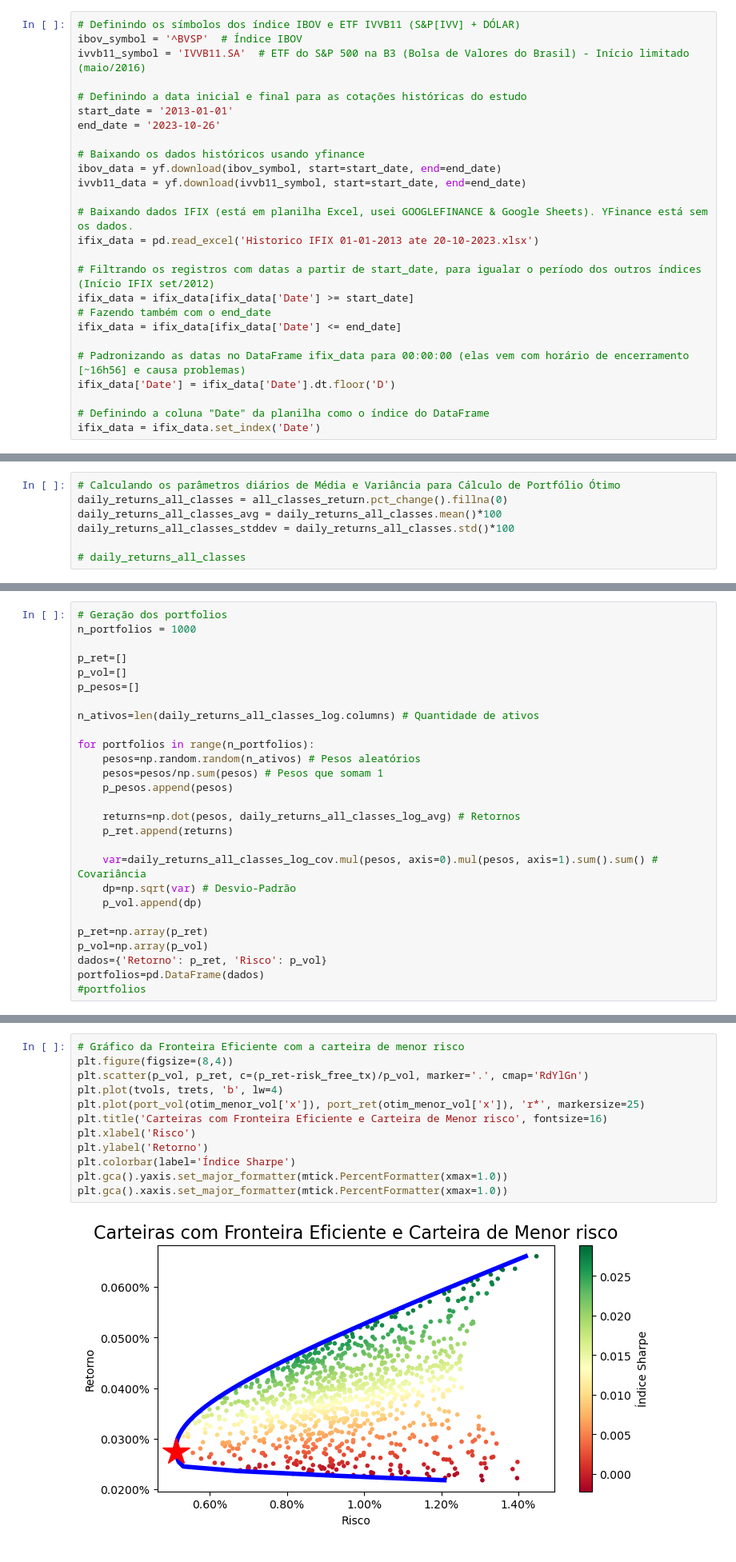
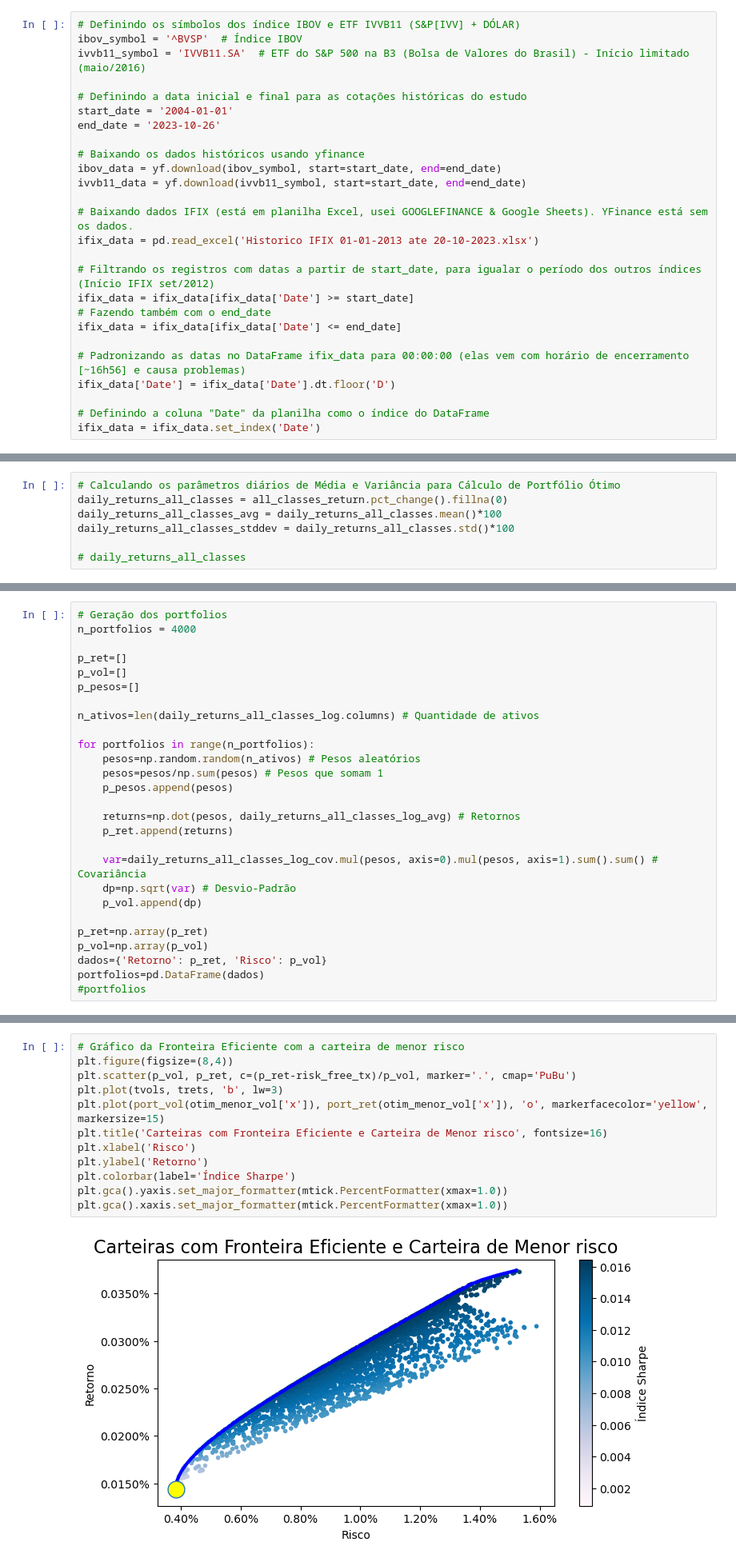
Before and after one commit to paulinhok14/Asset-Allocation, a Jupyter notebook: Asset Allocation.ipynb, the cells around one changed output, grey strips where cells are left out. Shown at 80% size. Saved outputs shown, nothing was run; the diff lists cells and outputs as text.

```diff
--- a/Asset Allocation.ipynb
+++ b/Asset Allocation.ipynb
@@ -16,7 +17,7 @@ ibov_symbol = '^BVSP'  # Índice IBOV
 ivvb11_symbol = 'IVVB11.SA'  # ETF do S&P 500 na B3 (Bolsa de Valores do Brasil) - Início limitado (maio/2016)
 
 # Definindo a data inicial e final para as cotações históricas do estudo
-start_date = '2013-01-01'
+start_date = '2004-01-01'
 end_date = '2023-10-26'
 
 # Baixando os dados históricos usando yfinance
@@ -300,6 +301,6 @@ daily_returns_all_classes_log
 # %%
 # Geração dos portfolios
-n_portfolios = 1000
+n_portfolios = 4000
 
 p_ret=[]
 p_vol=[]
@@ -394,17 +395,17 @@ tvols=np.array(tvols)
 # %%
 # Gráfico da Fronteira Eficiente com a carteira de menor risco
 plt.figure(figsize=(8,4))
-plt.scatter(p_vol, p_ret, c=(p_ret-risk_free_tx)/p_vol, marker='.', cmap='RdYlGn')
-plt.plot(tvols, trets, 'b', lw=4)
-plt.plot(port_vol(otim_menor_vol['x']), port_ret(otim_menor_vol['x']), 'r*', markersize=25)
+plt.scatter(p_vol, p_ret, c=(p_ret-risk_free_tx)/p_vol, marker='.', cmap='PuBu')
+plt.plot(tvols, trets, 'b', lw=3)
+plt.plot(port_vol(otim_menor_vol['x']), port_ret(otim_menor_vol['x']), 'o', markerfacecolor='yellow', markersize=15)
 plt.title('Carteiras com Fronteira Eficiente e Carteira de Menor risco', fontsize=16)
 plt.xlabel('Risco')
 plt.ylabel('Retorno')
 plt.colorbar(label='Índice Sharpe')
 plt.gca().yaxis.set_major_formatter(mtick.PercentFormatter(xmax=1.0))
 plt.gca().xaxis.set_major_formatter(mtick.PercentFormatter(xmax=1.0))
 # %% [output]
-[figure, old version]
+[figure, new version]
 # %%
 # Gráfico da alocação ótima da carteira de menor risco
 x=daily_returns_all_classes_log.columns.to_list()
```
Also changed, not shown: parts of 16 cells of this notebook.
